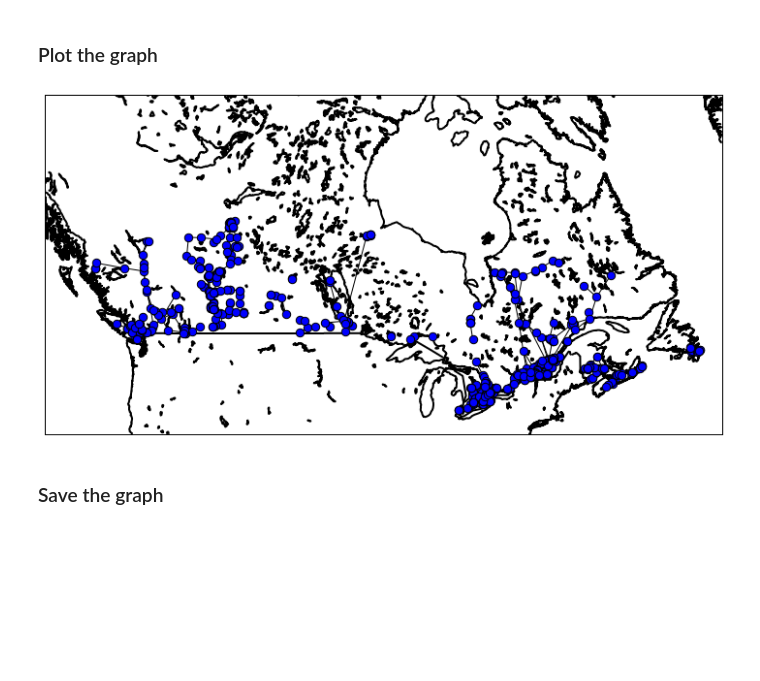
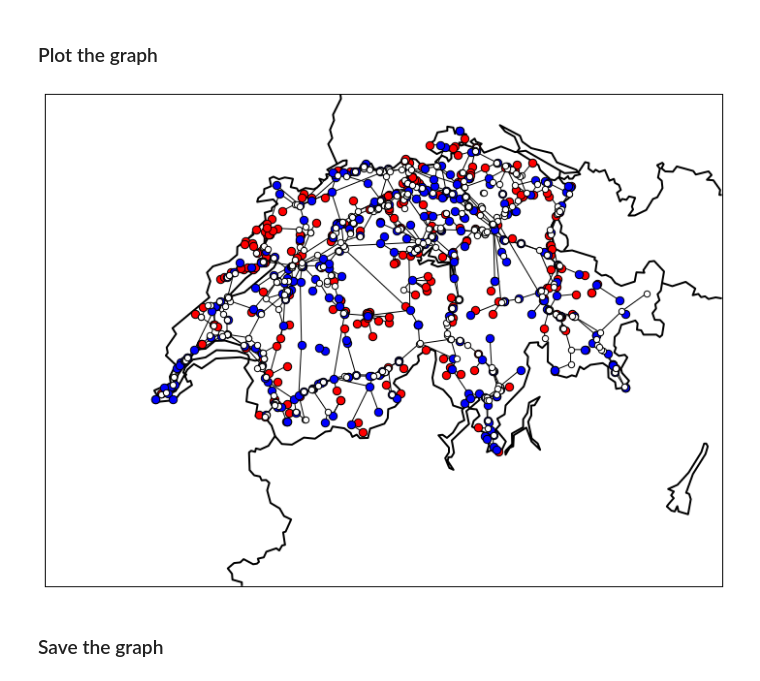
Before and after one commit to ComplexNetTSP/Power_grids, a Jupyter notebook: Example.ipynb, the cells around one changed output. Drawn from its saved outputs; the diff is of its cells as text; code cells hidden in the pictures; blank space fills up the shorter version.

Commit message:
update heuristic

```diff
--- a/Example.ipynb
+++ b/Example.ipynb
@@ -35,7 +36,7 @@ array(['joint', 'merge', 'plant', 'station', 'sub_station', 'substation'], dtype
 # %% [markdown]
 ### Load edge data
 # %%
-edges = pd.read_csv('./Countries/%s/Edges/highvoltage_links.csv'%country, delimiter='#')
+edges = pd.read_csv('./Countries/%s/Edges/heuristic_links.csv'%country, delimiter='#')
 # %%
 edges.columns
 # %% [output]
@@ -107,0 +116,13 @@ G.edge[1778][1252]
+# %%
+generators = [node[0] for node in G.nodes(data=True)
+                        if node[1]['typ']=='generator' or
+                           node[1]['typ']=='merged_generator' or
+                           node[1]['typ']=='plant']
+# %%
+stations = [node[0] for node in G.nodes(data=True)
+                        if node[1]['typ']=='station' or
+                           node[1]['typ']=='sub_station' or
+                           node[1]['typ']=='substation']
+# %%
+others = [node[0] for node in G.nodes(data=True) if node[0] not in generators and
+                                                    node[0] not in stations]
@@ -128,32 +151,29 @@ def get_bb(country):
 # %%
 from mpl_toolkits.basemap import Basemap
 
 fig = plt.figure(figsize=(10,10))
 plt.subplots_adjust(left=0.05,right=0.95,top=0.90,bottom=0.05,wspace=0.15,hspace=0.05)
 ax = plt.subplot(111)
 
 #Bounding box
-#x1, x2, y1, y2 = get_bb(country)
-
-x1 = -135.
-x2 = -50.
-y1 = 40.
-y2 = 65.
+x1, x2, y1, y2 = get_bb(country)
 
 
 m = Basemap(resolution='i',projection='merc', llcrnrlat=y1,urcrnrlat=y2,llcrnrlon=x1,urcrnrlon=x2,lat_ts=20)
 m.drawcountries(linewidth=2)
 m.drawcoastlines(linewidth=2)
 
 pos = dict((int(node), m(get_longitude( int(node) ), get_latitude( int(node) )) ) for node in G.nodes())
 
-nx.draw_networkx_nodes(G, pos, node_size = 70, node_color = 'b')
+nx.draw_networkx_nodes(G, pos, nodelist=generators, node_size = 70, node_color = 'r')
+nx.draw_networkx_nodes(G, pos, nodelist=stations, node_size = 70, node_color = 'b')
+nx.draw_networkx_nodes(G, pos, nodelist=others, node_size = 40, node_color = 'w')
 nx.draw_networkx_edges( G, pos)
 plt.tight_layout()
-plt.savefig('./Countries/%s/PNG/%s_highvoltage.png'%(country,country))
+plt.savefig('./Countries/%s/PNG/%s_heuristic.png'%(country,country))
 plt.show()
 # %% [output]
-[figure, old version]
+[figure, new version]
 # %% [markdown]
 ### Save the graph
 # %%
```
Also changed, not shown: parts of 11 cells of this notebook, 29 other files.
